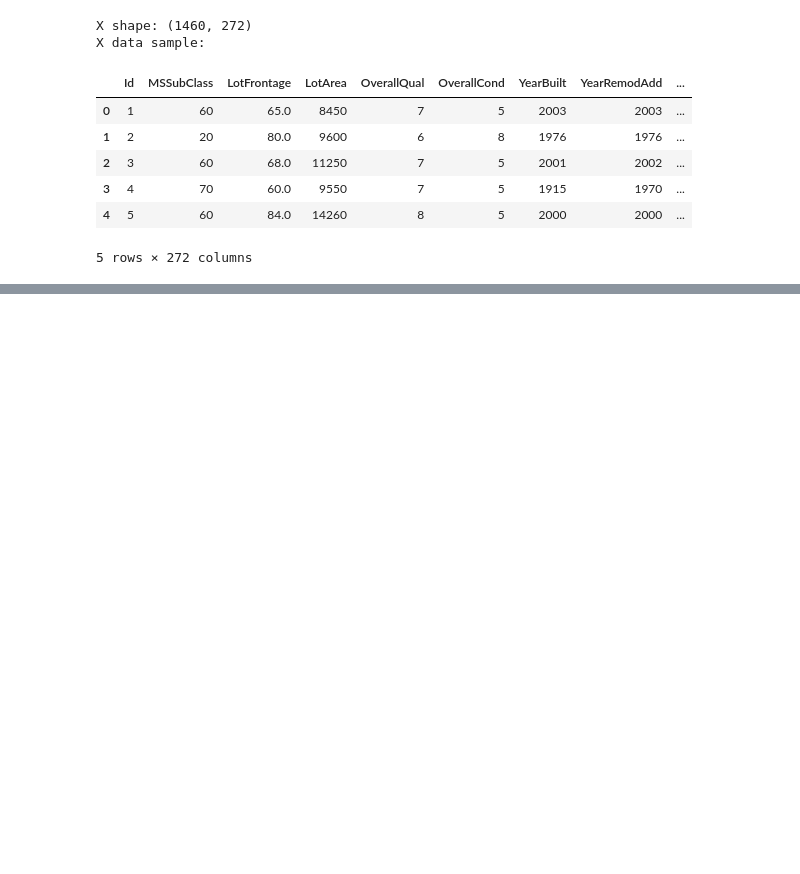
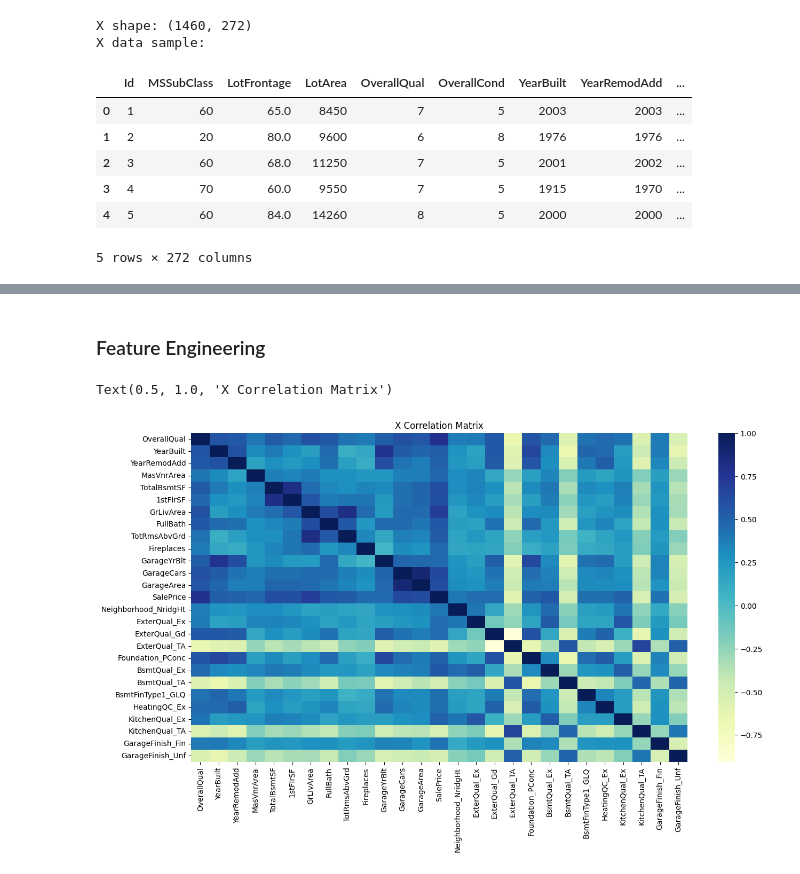
Before and after one commit to mxsaad/house-price-predictor, a Jupyter notebook: model.ipynb, the cells around one changed output, grey strips where cells are left out. Drawn from its saved outputs; the diff is of its cells as text; code cells hidden in the pictures; blank space fills up the shorter version.

Commit message:
Drop columns with correlation <.4
Note: more feature engineering to do,
      but will come back later.

```diff
--- a/model.ipynb
+++ b/model.ipynb
@@ -171,0 +190,21 @@ X data sample:
+# %% [markdown]
+### Feature Engineering
+# %%
+# drop columns with absolute correlation <MIN_CORR
+MIN_CORR = 0.4  # set value here
+
+cols_to_drop = []
+abs_corrs = X.corrwith(X['SalePrice']).abs()
+for i, ac in enumerate(abs_corrs):
+    if ac < MIN_CORR:
+        cols_to_drop.append(X.columns[i])
+X.drop(cols_to_drop, axis=1, inplace=True)
+y.drop(cols_to_drop, axis=1, inplace=True)
+# %%
+# review plot of X correlation matrix
+plt.figure(figsize=(15, 8))
+sns.heatmap(X.corr(), cmap='YlGnBu')
+plt.title('X Correlation Matrix')
+# %% [output]
+Text(0.5, 1.0, 'X Correlation Matrix')
+[figure, added]
```
Also changed, not shown: parts of 3 cells of this notebook.
